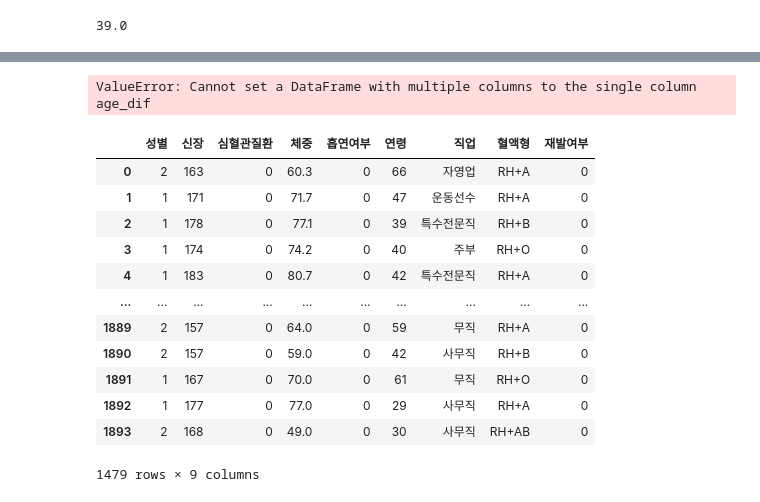
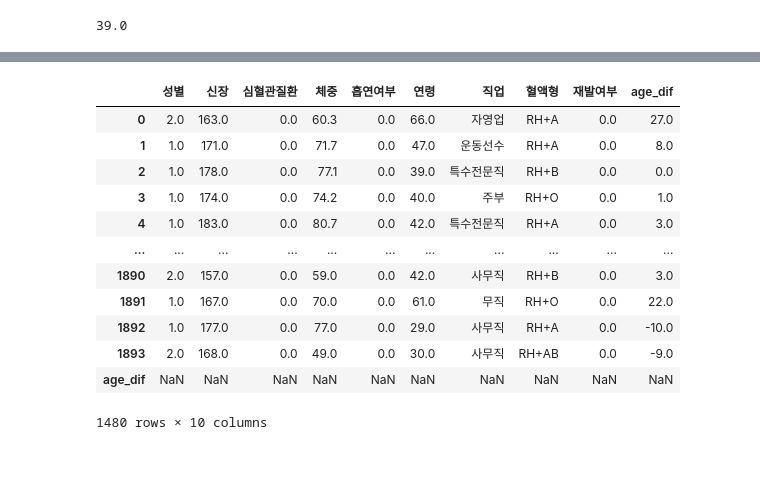
Before and after one commit to estskyway/study_data_analytics, a Jupyter notebook: codes/DDA/RecurrenceOfSurgery_DDA_quests.ipynb, the cells around one changed output, grey strips where cells are left out. Drawn from its saved outputs; the diff is of its cells as text; code cells hidden in the pictures; blank space fills up the shorter version.

```diff
--- a/codes/DDA/RecurrenceOfSurgery_DDA_quests.ipynb
+++ b/codes/DDA/RecurrenceOfSurgery_DDA_quests.ipynb
@@ -337,7 +337,7 @@ mid_age_value
 39.0
 # %%
 def dif(cell_value) :
-    result = cell_value - df_ROS_forpatient_dropna['연령']
+    result = cell_value - mid_age_value
     return result
 # %%
 dif(10)
@@ -373,20 +361,19 @@ df_ROS_forpatient_dropna['연령'].apply(dif)
 # %%
-df_ROS_forpatient_dropna['age_dif'] = df_ROS_forpatient_dropna['연령'].apply(dif)
+df_ROS_forpatient_dropna_copy = df_ROS_forpatient_dropna.copy()
+df_ROS_forpatient_dropna_copy['age_dif'] = df_ROS_forpatient_dropna_copy['연령'].apply(dif)
-# %% [output]
-ValueError: Cannot set a DataFrame with multiple columns to the single column age_dif
 # %%
-df_ROS_forpatient_dropna
+df_ROS_forpatient_dropna_copy
 # %% [output]
-|  | 성별 | 신장 | 심혈관질환 | 체중 | 흡연여부 | 연령 | 직업 | 혈액형 | 재발여부 |
-| 0 | 2 | 163 | 0 | 60.3 | 0 | 66 | 자영업 | RH+A | 0 |
-| 1 | 1 | 171 | 0 | 71.7 | 0 | 47 | 운동선수 | RH+A | 0 |
-| 2 | 1 | 178 | 0 | 77.1 | 0 | 39 | 특수전문직 | RH+B | 0 |
-| 3 | 1 | 174 | 0 | 74.2 | 0 | 40 | 주부 | RH+O | 0 |
-| 4 | 1 | 183 | 0 | 80.7 | 0 | 42 | 특수전문직 | RH+A | 0 |
-| ... | ... | ... | ... | ... | ... | ... | ... | ... | ... |
-| 1889 | 2 | 157 | 0 | 64.0 | 0 | 59 | 무직 | RH+A | 0 |
-| 1890 | 2 | 157 | 0 | 59.0 | 0 | 42 | 사무직 | RH+B | 0 |
-| 1891 | 1 | 167 | 0 | 70.0 | 0 | 61 | 무직 | RH+O | 0 |
-| 1892 | 1 | 177 | 0 | 77.0 | 0 | 29 | 사무직 | RH+A | 0 |
-| 1893 | 2 | 168 | 0 | 49.0 | 0 | 30 | 사무직 | RH+AB | 0 |
+|  | 성별 | 신장 | 심혈관질환 | 체중 | 흡연여부 | 연령 | 직업 | 혈액형 | 재발여부 | age_dif |
+| 0 | 2.0 | 163.0 | 0.0 | 60.3 | 0.0 | 66.0 | 자영업 | RH+A | 0.0 | 27.0 |
+| 1 | 1.0 | 171.0 | 0.0 | 71.7 | 0.0 | 47.0 | 운동선수 | RH+A | 0.0 | 8.0 |
+| 2 | 1.0 | 178.0 | 0.0 | 77.1 | 0.0 | 39.0 | 특수전문직 | RH+B | 0.0 | 0.0 |
+| 3 | 1.0 | 174.0 | 0.0 | 74.2 | 0.0 | 40.0 | 주부 | RH+O | 0.0 | 1.0 |
+| 4 | 1.0 | 183.0 | 0.0 | 80.7 | 0.0 | 42.0 | 특수전문직 | RH+A | 0.0 | 3.0 |
+| ... | ... | ... | ... | ... | ... | ... | ... | ... | ... | ... |
+| 1890 | 2.0 | 157.0 | 0.0 | 59.0 | 0.0 | 42.0 | 사무직 | RH+B | 0.0 | 3.0 |
+| 1891 | 1.0 | 167.0 | 0.0 | 70.0 | 0.0 | 61.0 | 무직 | RH+O | 0.0 | 22.0 |
+| 1892 | 1.0 | 177.0 | 0.0 | 77.0 | 0.0 | 29.0 | 사무직 | RH+A | 0.0 | -10.0 |
+| 1893 | 2.0 | 168.0 | 0.0 | 49.0 | 0.0 | 30.0 | 사무직 | RH+AB | 0.0 | -9.0 |
+| age_dif | NaN | NaN | NaN | NaN | NaN | NaN | NaN | NaN | NaN | NaN |
-1479 rows × 9 columns
+1480 rows × 10 columns
```
Also changed, not shown: parts of 6 cells of this notebook.
